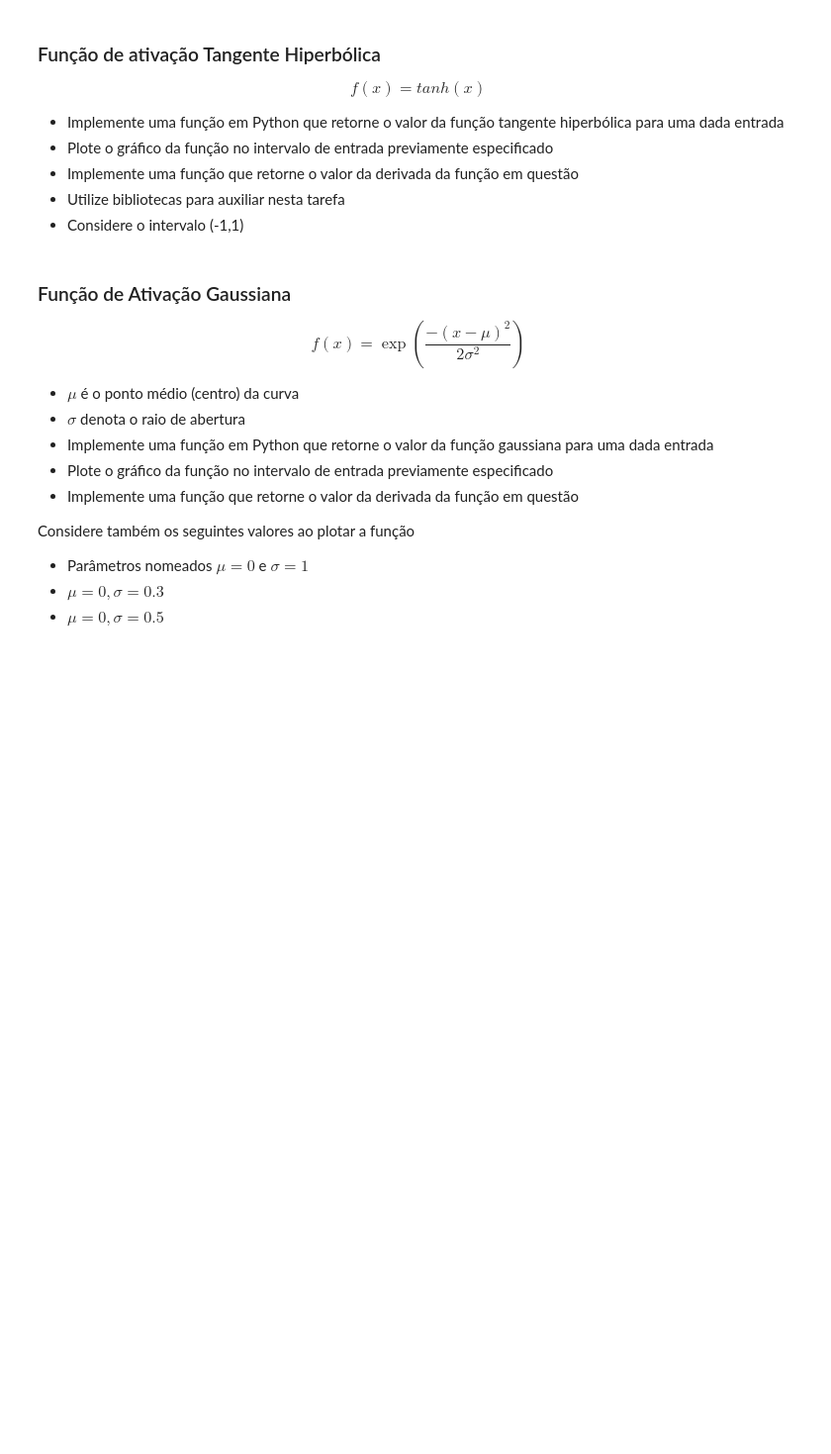
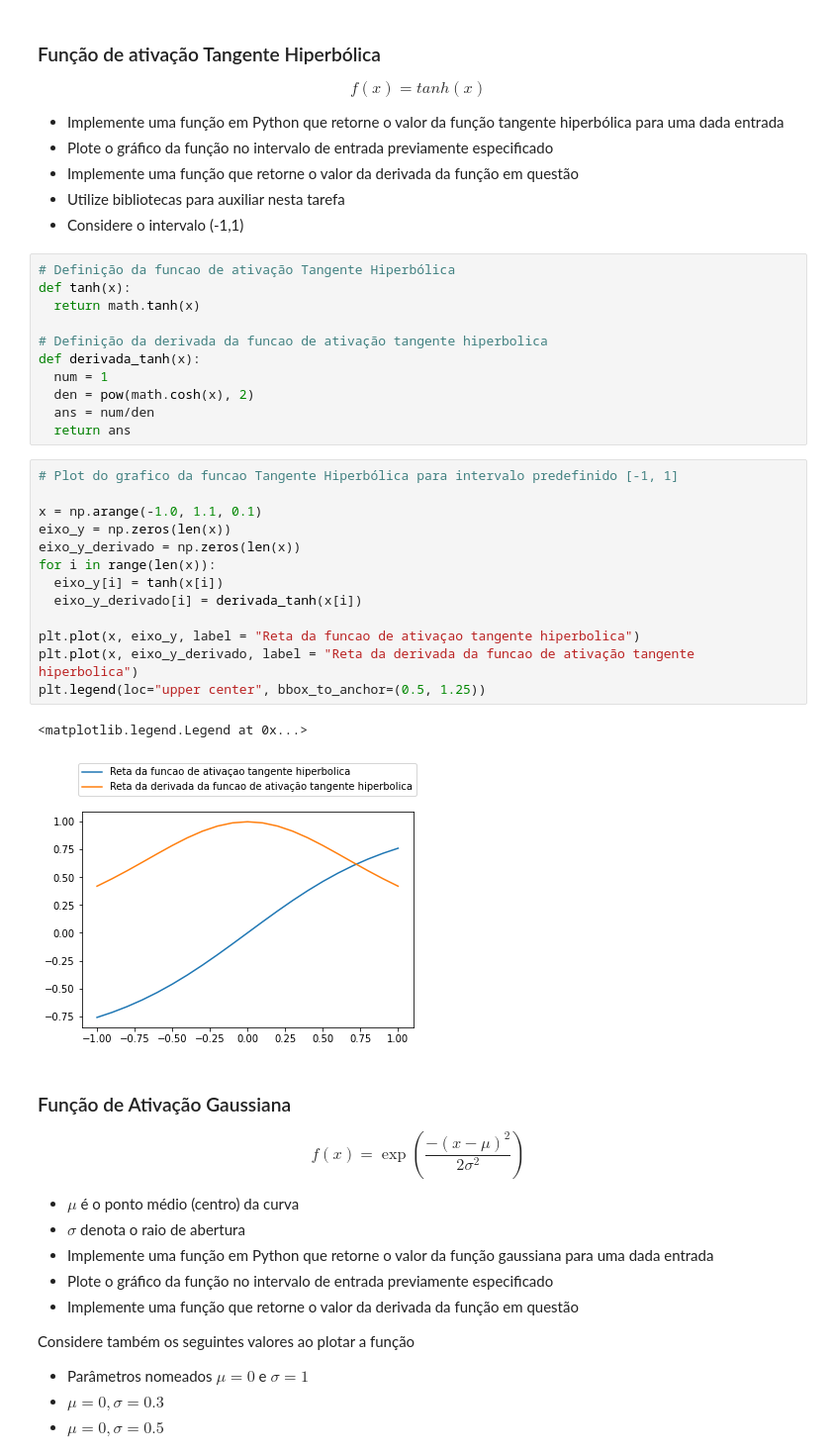
Before and after one commit to IanAlves21/Funcoes-de-Ativacao-RNA, a Jupyter notebook: Funções_de_Ativação.ipynb, the cells around one changed output. Shown at 99% size. Cells and saved outputs as stored; diff of their text form; blank space fills up the shorter version.

```diff
--- a/Funções_de_Ativação.ipynb
+++ b/Funções_de_Ativação.ipynb
@@ -128,6 +163,33 @@ $$f(x) = tanh(x)$$
 - Implemente uma função que retorne o valor da derivada da função em questão
 - Utilize bibliotecas para auxiliar nesta tarefa
 - Considere o intervalo (-1,1)
+# %%
+# Definição da funcao de ativação Tangente Hiperbólica
+def tanh(x):
+  return math.tanh(x)
+
+# Definição da derivada da funcao de ativação tangente hiperbolica
+def derivada_tanh(x):
+  num = 1
+  den = pow(math.cosh(x), 2)
+  ans = num/den
+  return ans
+# %%
+# Plot do grafico da funcao Tangente Hiperbólica para intervalo predefinido [-1, 1]
+
+x = np.arange(-1.0, 1.1, 0.1)
+eixo_y = np.zeros(len(x))
+eixo_y_derivado = np.zeros(len(x))
+for i in range(len(x)):
+  eixo_y[i] = tanh(x[i])
+  eixo_y_derivado[i] = derivada_tanh(x[i])
+
+plt.plot(x, eixo_y, label = "Reta da funcao de ativaçao tangente hiperbolica")
+plt.plot(x, eixo_y_derivado, label = "Reta da derivada da funcao de ativação tangente hiperbolica")
+plt.legend(loc="upper center", bbox_to_anchor=(0.5, 1.25))
+# %% [output]
+<matplotlib.legend.Legend at 0x...>
+[figure, added]
 # %% [markdown]
 ### Função de Ativação Gaussiana
 
```
Also changed, not shown: parts of 9 cells of this notebook.
